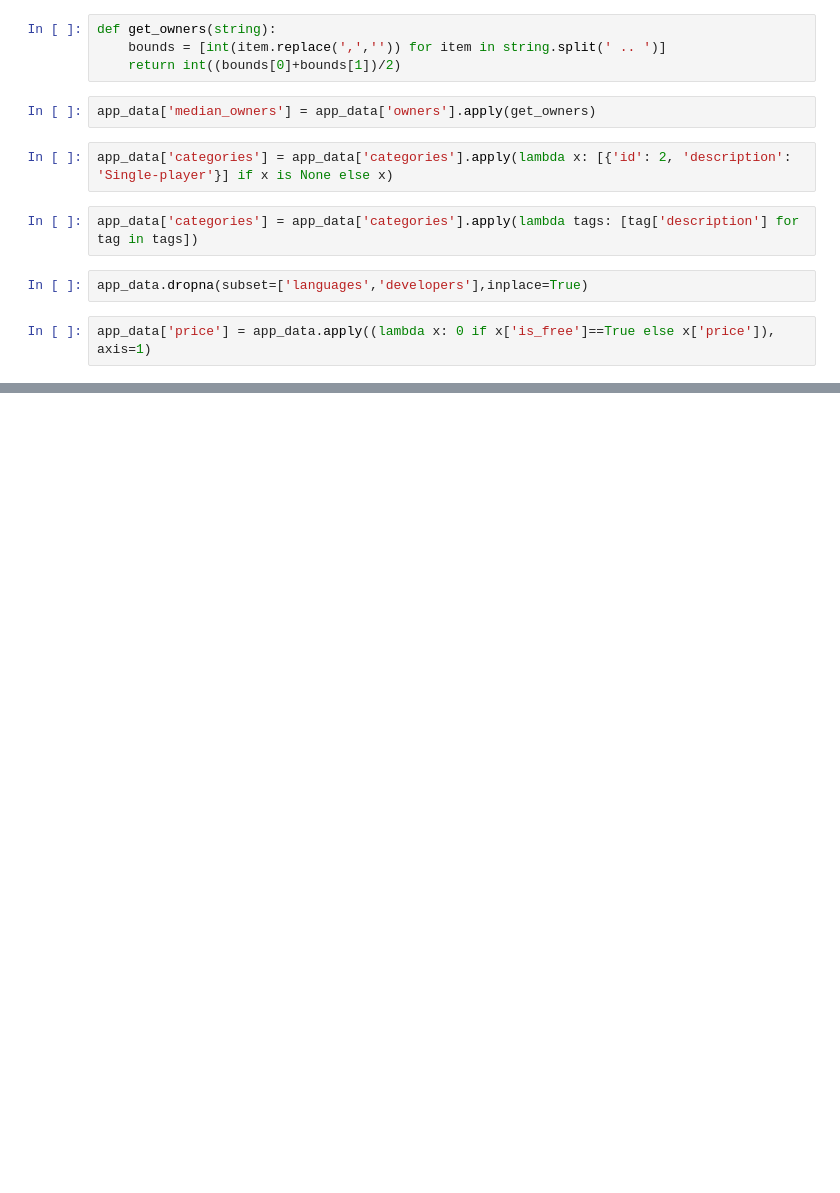
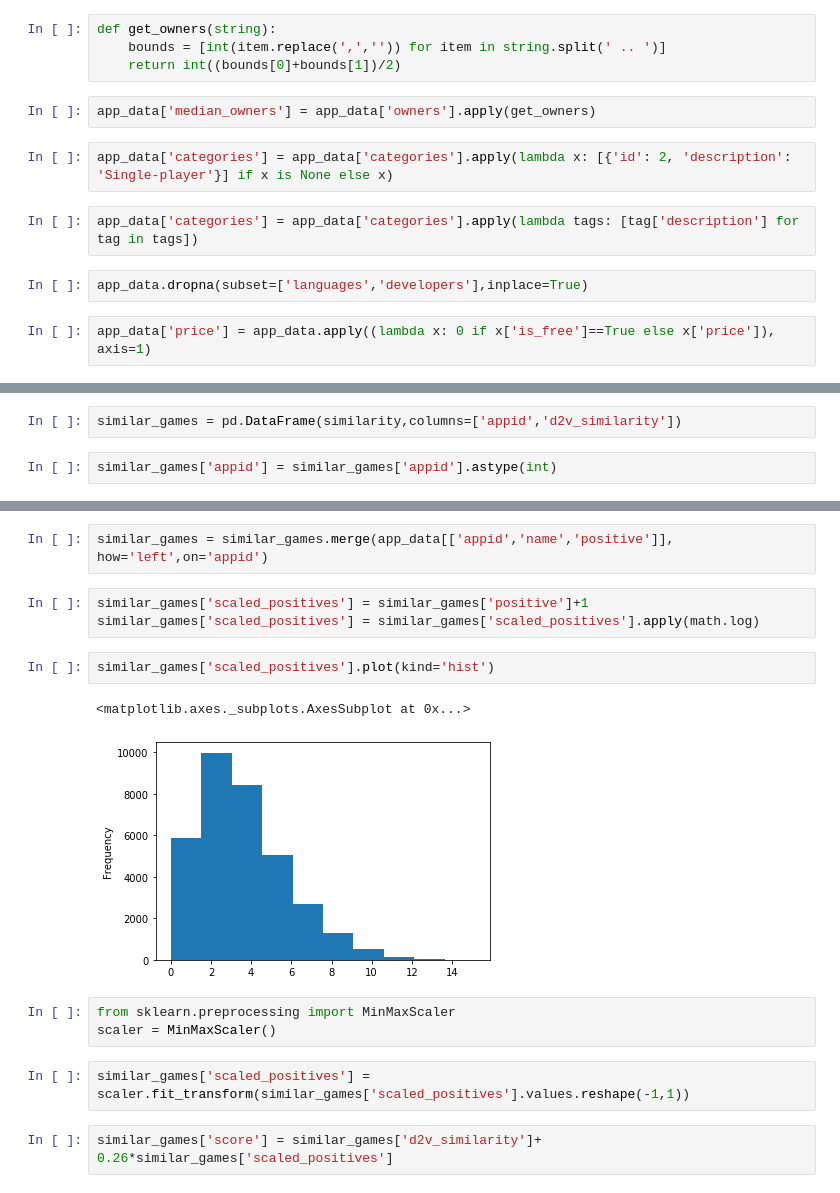
Before and after one commit to JamalRahman/Video-Game-Recommender, a Jupyter notebook: src/nb/eda.ipynb, the cells around one changed output, grey strips where cells are left out. Drawn from its saved outputs; the diff is of its cells as text; blank space fills up the shorter version.

Commit message:
Functioning Doc2Vec suggestion with positiv-review weight

```diff
--- a/src/nb/eda.ipynb
+++ b/src/nb/eda.ipynb
@@ -68,0 +243,4 @@ app_data['price'] = app_data.apply((lambda x: 0 if x['is_free']==True else x['pr
+# %%
+similar_games = pd.DataFrame(similarity,columns=['appid','d2v_similarity'])
+# %%
+similar_games['appid'] = similar_games['appid'].astype(int)
@@ -68,0 +263,17 @@ app_data['price'] = app_data.apply((lambda x: 0 if x['is_free']==True else x['pr
+# %%
+similar_games = similar_games.merge(app_data[['appid','name','positive']], how='left',on='appid')
+# %%
+similar_games['scaled_positives'] = similar_games['positive']+1
+similar_games['scaled_positives'] = similar_games['scaled_positives'].apply(math.log)
+# %%
+similar_games['scaled_positives'].plot(kind='hist')
+# %% [output]
+<matplotlib.axes._subplots.AxesSubplot at 0x...>
+[figure, added]
+# %%
+from sklearn.preprocessing import MinMaxScaler
+scaler = MinMaxScaler()
+# %%
+similar_games['scaled_positives'] = scaler.fit_transform(similar_games['scaled_positives'].values.reshape(-1,1))
+# %%
+similar_games['score'] = similar_games['d2v_similarity']+ 0.26*similar_games['scaled_positives']
```
Also changed, not shown: parts of 41 cells of this notebook, 2 other files.
